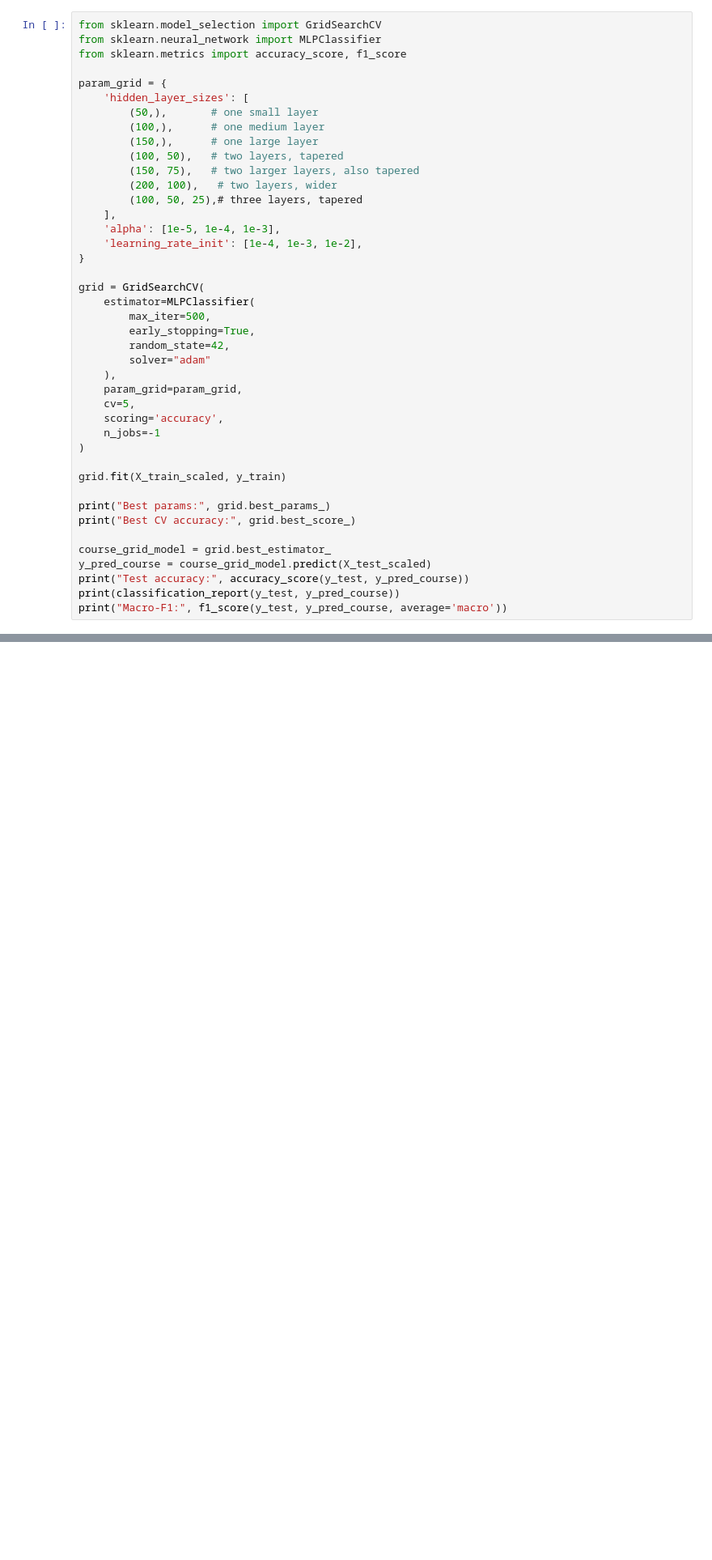
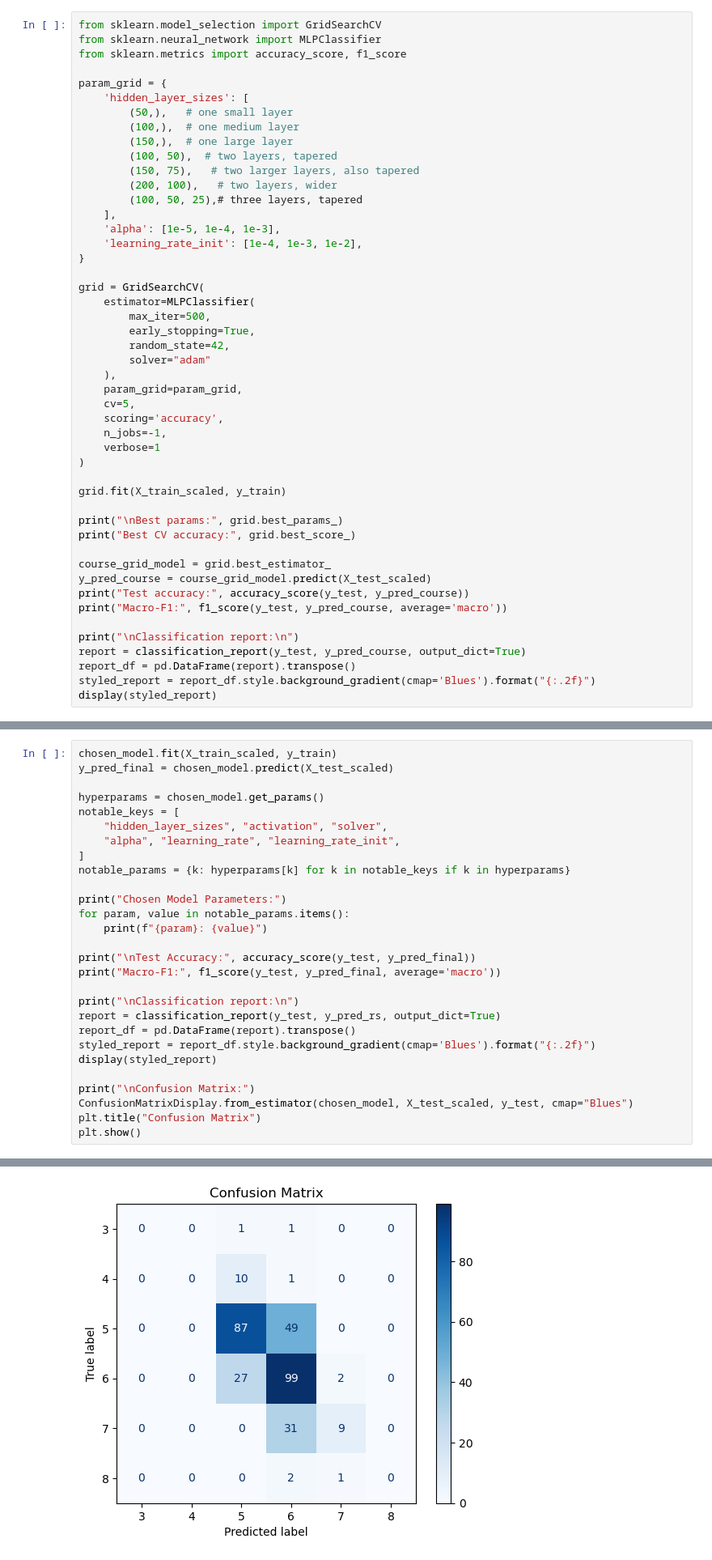
Before and after one commit to Liamoiknine/ML-wine-classifier, a Jupyter notebook: ANN.ipynb, the cells around one changed output, grey strips where cells are left out. Shown at 81% size. Drawn from its saved outputs; the diff is of its cells as text; blank space fills up the shorter version.

Commit message:
all models completed. Added to main file.

```diff
--- a/ANN.ipynb
+++ b/ANN.ipynb
@@ -157,10 +160,10 @@ from sklearn.metrics import accuracy_score, f1_score
 
 param_grid = {
     'hidden_layer_sizes': [
-        (50,),       # one small layer
-        (100,),      # one medium layer
-        (150,),      # one large layer
-        (100, 50),   # two layers, tapered
+        (50,),   # one small layer
+        (100,),  # one medium layer
+        (150,),  # one large layer
+        (100, 50),  # two layers, tapered
         (150, 75),   # two larger layers, also tapered
         (200, 100),   # two layers, wider
         (100, 50, 25),# three layers, tapered
@@ -179,17 +182,23 @@ grid = GridSearchCV(
     param_grid=param_grid,
     cv=5,
     scoring='accuracy',
-    n_jobs=-1
+    n_jobs=-1,
+    verbose=1
 )
 
 grid.fit(X_train_scaled, y_train)
 
-print("Best params:", grid.best_params_)
+print("\nBest params:", grid.best_params_)
 print("Best CV accuracy:", grid.best_score_)
 
 course_grid_model = grid.best_estimator_
 y_pred_course = course_grid_model.predict(X_test_scaled)
 print("Test accuracy:", accuracy_score(y_test, y_pred_course))
-print(classification_report(y_test, y_pred_course))
 print("Macro-F1:", f1_score(y_test, y_pred_course, average='macro'))
+
+print("\nClassification report:\n")
+report = classification_report(y_test, y_pred_course, output_dict=True)
+report_df = pd.DataFrame(report).transpose()
+styled_report = report_df.style.background_gradient(cmap='Blues').format("{:.2f}")
+display(styled_report)
 # %% [output]
@@ -371,0 +388,29 @@ Interpretation:
+# %%
+chosen_model.fit(X_train_scaled, y_train)
+y_pred_final = chosen_model.predict(X_test_scaled)
+
+hyperparams = chosen_model.get_params()
+notable_keys = [
+    "hidden_layer_sizes", "activation", "solver",
+    "alpha", "learning_rate", "learning_rate_init",
+]
+notable_params = {k: hyperparams[k] for k in notable_keys if k in hyperparams}
+
+print("Chosen Model Parameters:")
+for param, value in notable_params.items():
+    print(f"{param}: {value}")
+
+print("\nTest Accuracy:", accuracy_score(y_test, y_pred_final))
+print("Macro-F1:", f1_score(y_test, y_pred_final, average='macro'))
+
+print("\nClassification report:\n")
+report = classification_report(y_test, y_pred_rs, output_dict=True)
+report_df = pd.DataFrame(report).transpose()
+styled_report = report_df.style.background_gradient(cmap='Blues').format("{:.2f}")
+display(styled_report)
+
+print("\nConfusion Matrix:")
+ConfusionMatrixDisplay.from_estimator(chosen_model, X_test_scaled, y_test, cmap="Blues")
+plt.title("Confusion Matrix")
+plt.show()
+# %% [output]
@@ -371,0 +440 @@ Interpretation:
+[figure, added]
```
Also changed, not shown: parts of 21 cells of this notebook, 5 other files.
